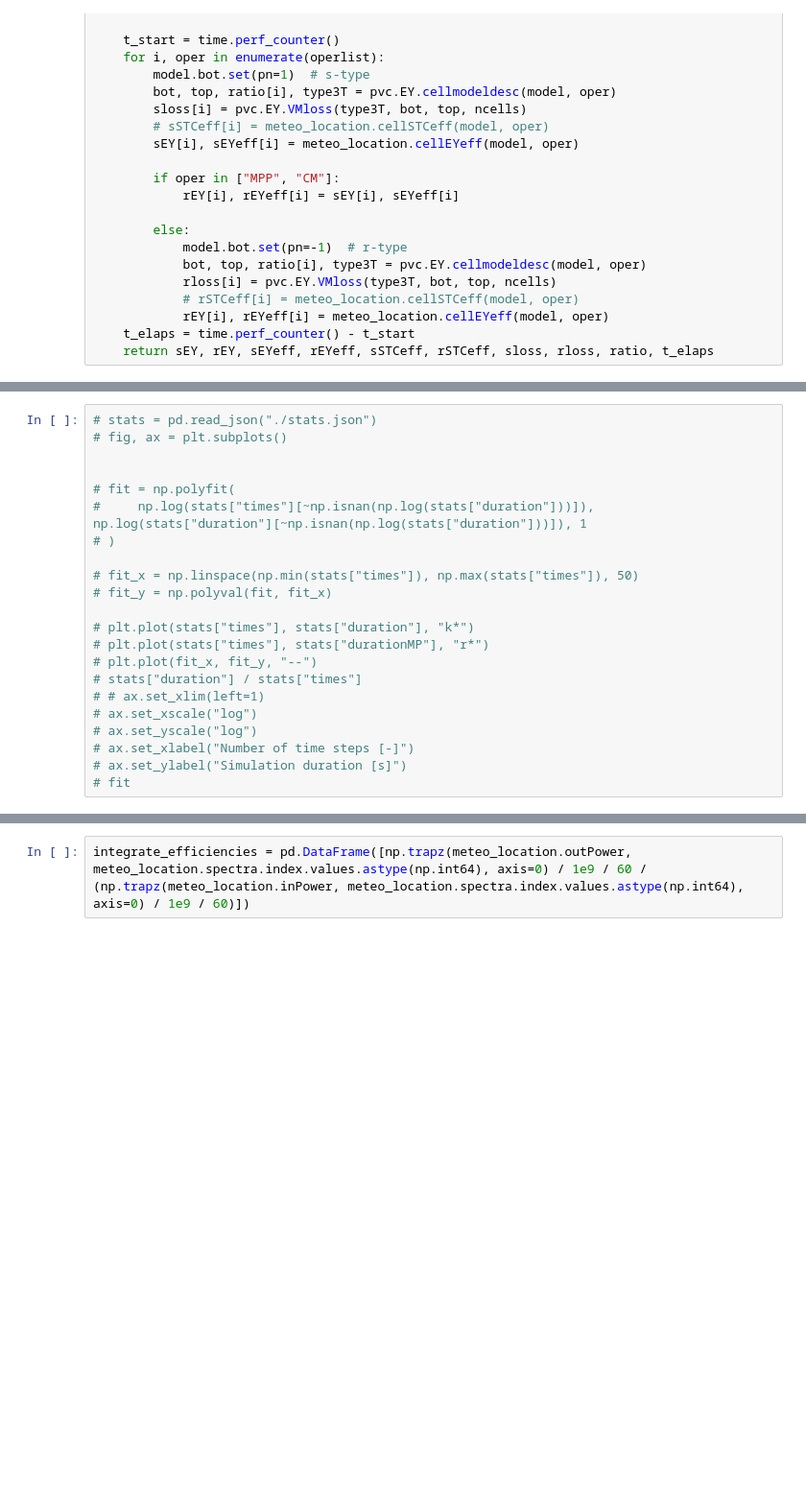
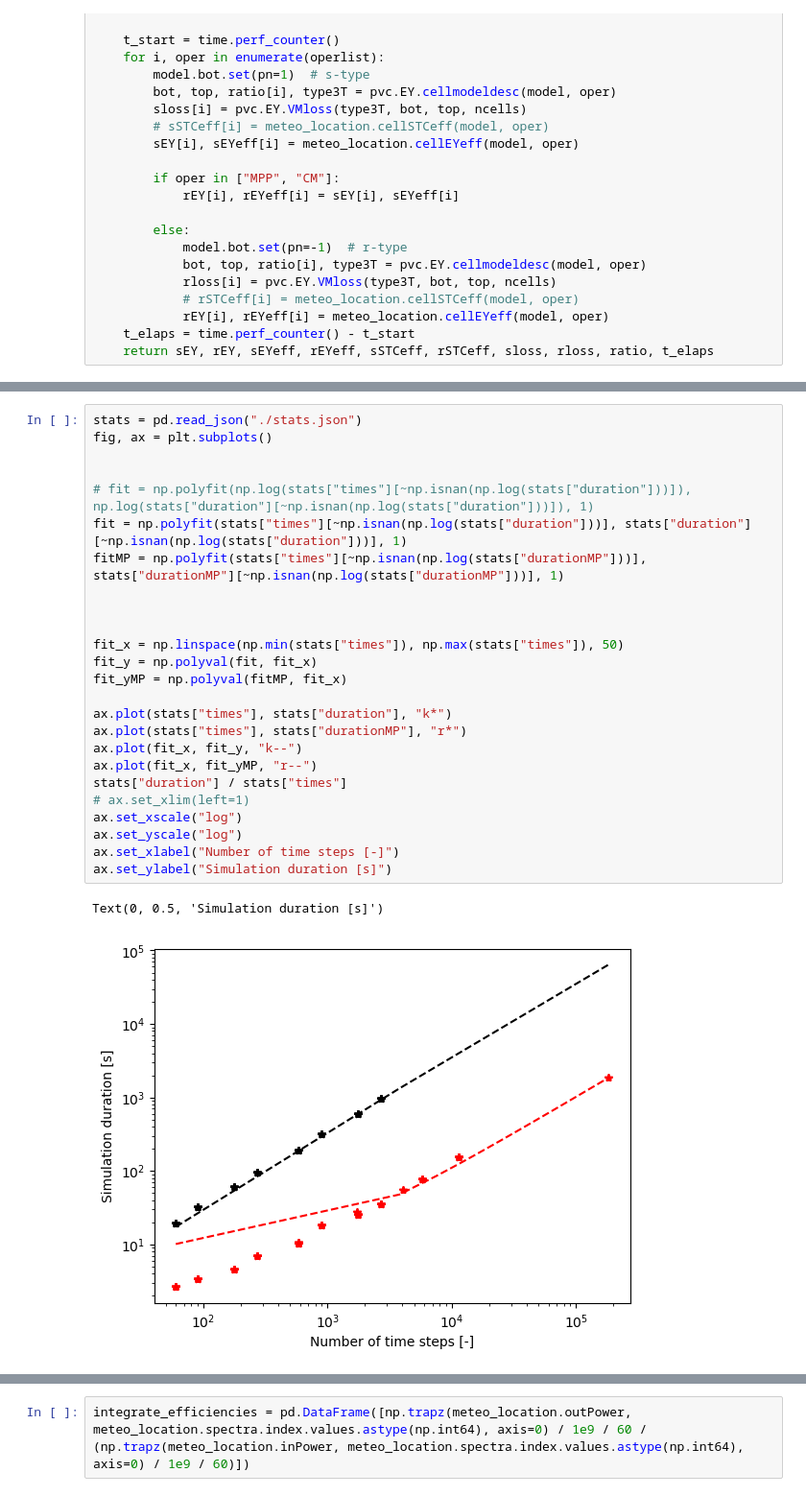
Before and after one commit to roberthilleck/PVcircuit, a Jupyter notebook: notebooks/EY_Psk-Si-tandem-golden_batch.ipynb, the cells around one changed output, grey strips where cells are left out. Shown: that part at 96% size. Drawn from its saved outputs; the diff is of its cells as text; blank space fills up the shorter version.

```diff
--- a/notebooks/EY_Psk-Si-tandem-golden_batch.ipynb
+++ b/notebooks/EY_Psk-Si-tandem-golden_batch.ipynb
@@ -924,23 +781,29 @@ ax.set_xticklabels(labels)
 # %%
-# stats = pd.read_json("./stats.json")
-# fig, ax = plt.subplots()
+stats = pd.read_json("./stats.json")
+fig, ax = plt.subplots()
 
 
-# fit = np.polyfit(
-#     np.log(stats["times"][~np.isnan(np.log(stats["duration"]))]), np.log(stats["duration"][~np.isnan(np.log(stats["duration"]))]), 1
-# )
+# fit = np.polyfit(np.log(stats["times"][~np.isnan(np.log(stats["duration"]))]), np.log(stats["duration"][~np.isnan(np.log(stats["duration"]))]), 1)
+fit = np.polyfit(stats["times"][~np.isnan(np.log(stats["duration"]))], stats["duration"][~np.isnan(np.log(stats["duration"]))], 1)
+fitMP = np.polyfit(stats["times"][~np.isnan(np.log(stats["durationMP"]))], stats["durationMP"][~np.isnan(np.log(stats["durationMP"]))], 1)
 
-# fit_x = np.linspace(np.min(stats["times"]), np.max(stats["times"]), 50)
-# fit_y = np.polyval(fit, fit_x)
 
-# plt.plot(stats["times"], stats["duration"], "k*")
-# plt.plot(stats["times"], stats["durationMP"], "r*")
-# plt.plot(fit_x, fit_y, "--")
-# stats["duration"] / stats["times"]
-# # ax.set_xlim(left=1)
-# ax.set_xscale("log")
-# ax.set_yscale("log")
-# ax.set_xlabel("Number of time steps [-]")
-# ax.set_ylabel("Simulation duration [s]")
-# fit
+
+fit_x = np.linspace(np.min(stats["times"]), np.max(stats["times"]), 50)
+fit_y = np.polyval(fit, fit_x)
+fit_yMP = np.polyval(fitMP, fit_x)
+
+ax.plot(stats["times"], stats["duration"], "k*")
+ax.plot(stats["times"], stats["durationMP"], "r*")
+ax.plot(fit_x, fit_y, "k--")
+ax.plot(fit_x, fit_yMP, "r--")
+stats["duration"] / stats["times"]
+# ax.set_xlim(left=1)
+ax.set_xscale("log")
+ax.set_yscale("log")
+ax.set_xlabel("Number of time steps [-]")
+ax.set_ylabel("Simulation duration [s]")
+# %% [output]
+Text(0, 0.5, 'Simulation duration [s]')
+[figure, added]
 # %%
```
Also changed, not shown: parts of 23 cells of this notebook.
